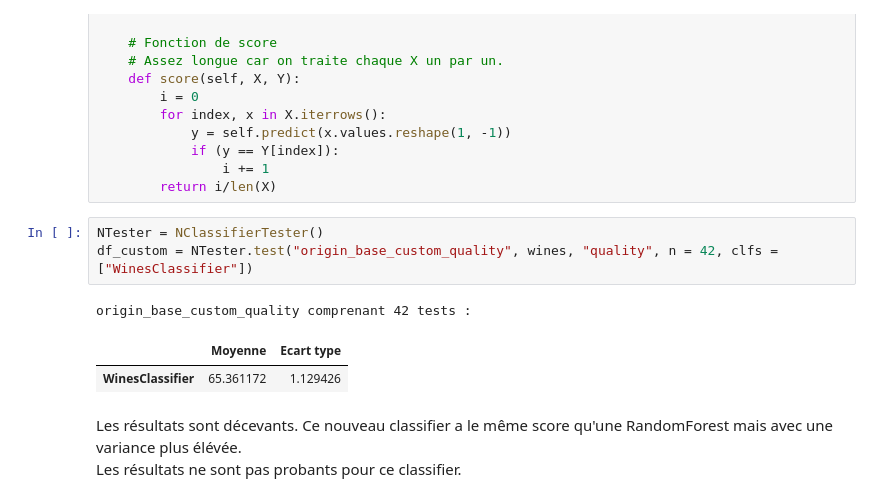
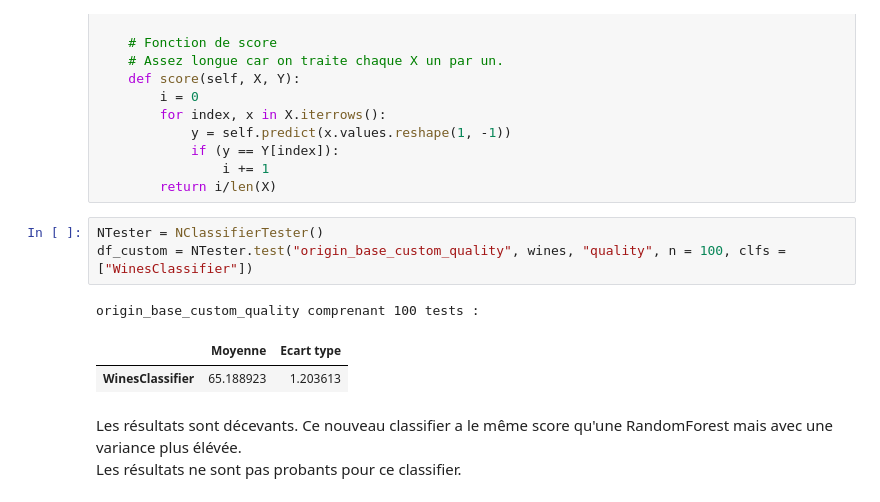
Before and after one commit to Nicotous1/Wines, a Jupyter notebook: Rapport_Code.ipynb, the cells around one changed output. Saved outputs shown, nothing was run; the diff lists cells and outputs as text.

```diff
--- a/Rapport_Code.ipynb
+++ b/Rapport_Code.ipynb
@@ -790,11 +788,11 @@ class WinesClassifier():
         return i/len(X)
 # %%
 NTester = NClassifierTester()
-df_custom = NTester.test("origin_base_custom_quality", wines, "quality", n = 42, clfs = ["WinesClassifier"])
+df_custom = NTester.test("origin_base_custom_quality", wines, "quality", n = 100, clfs = ["WinesClassifier"])
 # %% [output]
-origin_base_custom_quality comprenant 42 tests :
+origin_base_custom_quality comprenant 100 tests :
 |  | Moyenne | Ecart type |
-| WinesClassifier | 65.361172 | 1.129426 |
+| WinesClassifier | 65.188923 | 1.203613 |
 # %% [markdown]
 Les résultats sont décevants. Ce nouveau classifier a le même score qu'une RandomForest mais avec une variance plus élévée.<br>
 Les résultats ne sont pas probants pour ce classifier.
```
Also changed, not shown: parts of 14 cells of this notebook, 4 other files.
